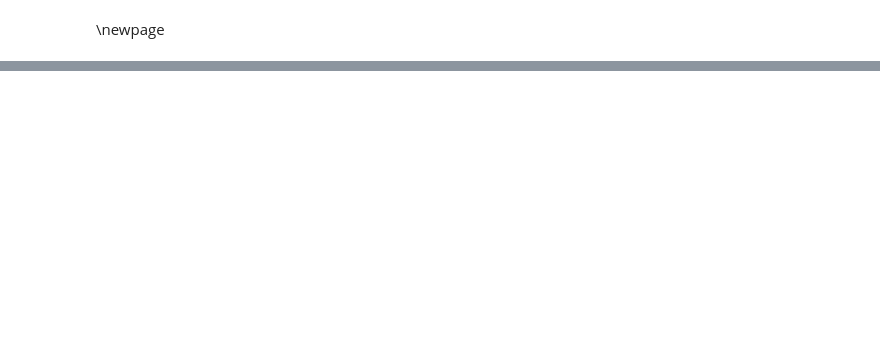
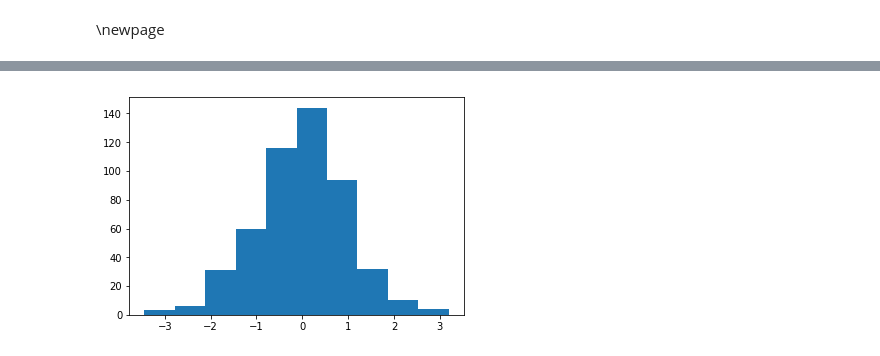
Before and after one commit to cfizette/NYU-Data-Science, a Jupyter notebook: DS-1003/hw/3/hw3-solution.ipynb, the cells around one changed output, grey strips where cells are left out. Cells and saved outputs as stored; diff of their text form; code cells hidden in the pictures; blank space fills up the shorter version.

```diff
--- a/DS-1003/hw/3/hw3-solution.ipynb
+++ b/DS-1003/hw/3/hw3-solution.ipynb
@@ -200,0 +424,5 @@ Then from fact 1 we can conclude that $g = \begin{cases}
+# %%
+# First lets look at the range of predicted values
+ax = plt.hist(y_pred)
+# %% [output]
+[figure, added]
```
Also changed, not shown: parts of 53 cells of this notebook.
